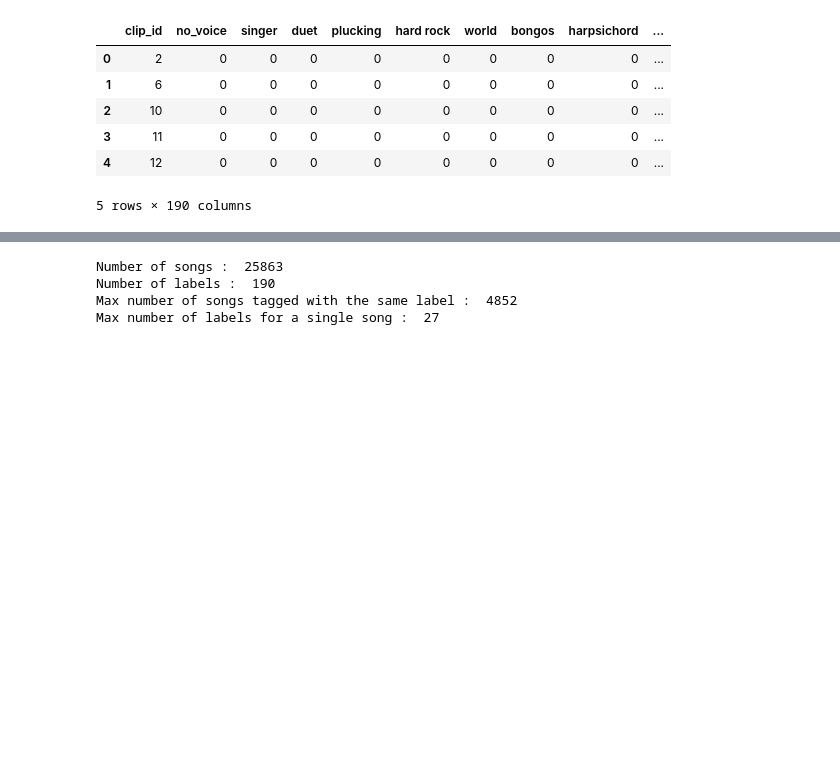
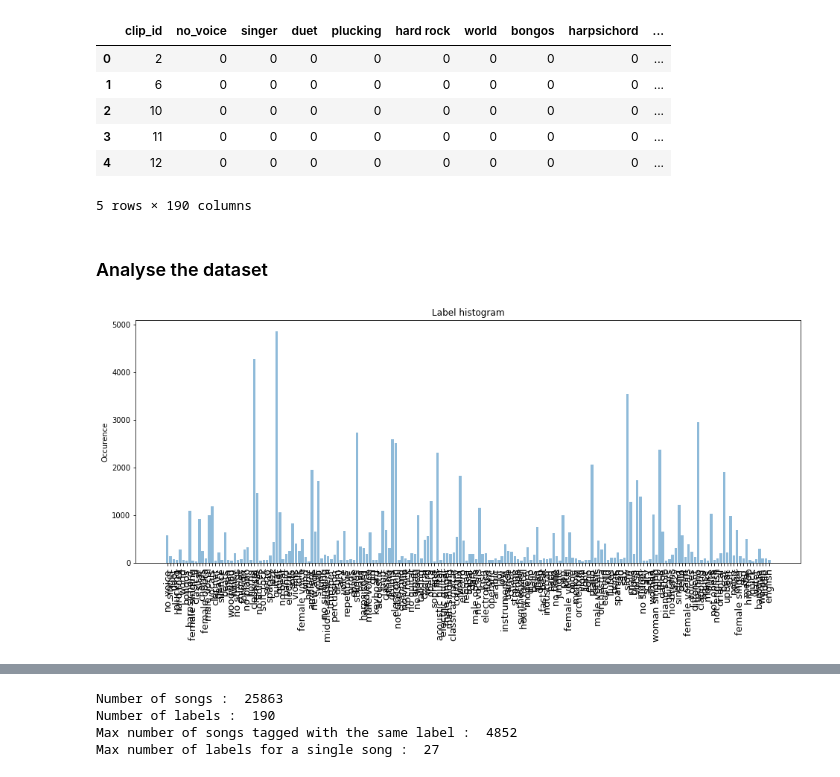
Before and after one commit to JustineWeb/pds, a Jupyter notebook: PDS.ipynb, the cells around one changed output, grey strips where cells are left out. Cells and saved outputs as stored; diff of their text form; code cells hidden in the pictures; blank space fills up the shorter version.

Commit message:
Cleaned and make it easy to select the wanted labels to predict.

```diff
--- a/PDS.ipynb
+++ b/PDS.ipynb
@@ -148,7 +126,25 @@ cleaned.head(5)
 | 3 | 11 | 0 | 0 | 0 | 0 | 0 | 0 | 0 | 0 | ... |
 | 4 | 12 | 0 | 0 | 0 | 0 | 0 | 0 | 0 | 0 | ... |
 5 rows × 190 columns
+# %% [markdown]
+### Analyse the dataset
 # %%
 ## TODO : Some statistics on the MTT dataset ?
 nb_labels_per_song = cleaned.iloc[:,1:-1].astype(int).sum(axis=1)
 nb_song_per_label = cleaned.iloc[:,1:-1].astype(int).sum(axis=0)
+# %%
+# label header is the header without clip_id and mp3_path > length 188 instead of 190
+label_header = np.asarray(list(header.values()))[1:-1]
+# %%
+fig = plt.figure(figsize=(16,6))
+
+y_pos = np.arange(len(nb_song_per_label))
+plt.bar(y_pos, nb_song_per_label, align='center', alpha=0.5)
+plt.xticks(y_pos, nb_song_per_label)
+plt.ylabel('Occurence')
+plt.title('Label histogram')
+plt.xticks(np.arange(len(label_header)), label_header, rotation=90, fontsize = 13)
+
+plt.show()
+# %% [output]
+[figure, added]
```
Also changed, not shown: parts of 17 cells of this notebook.
